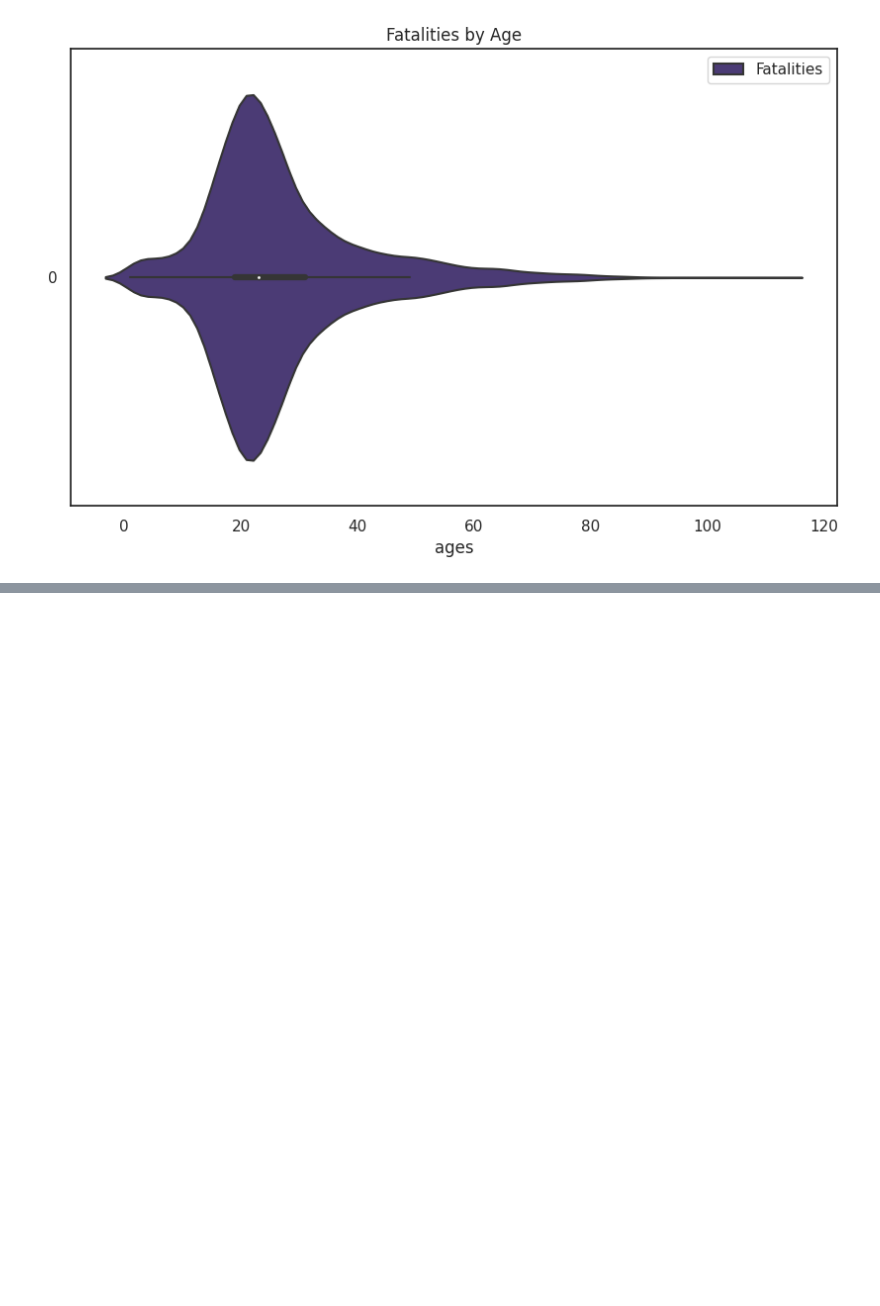
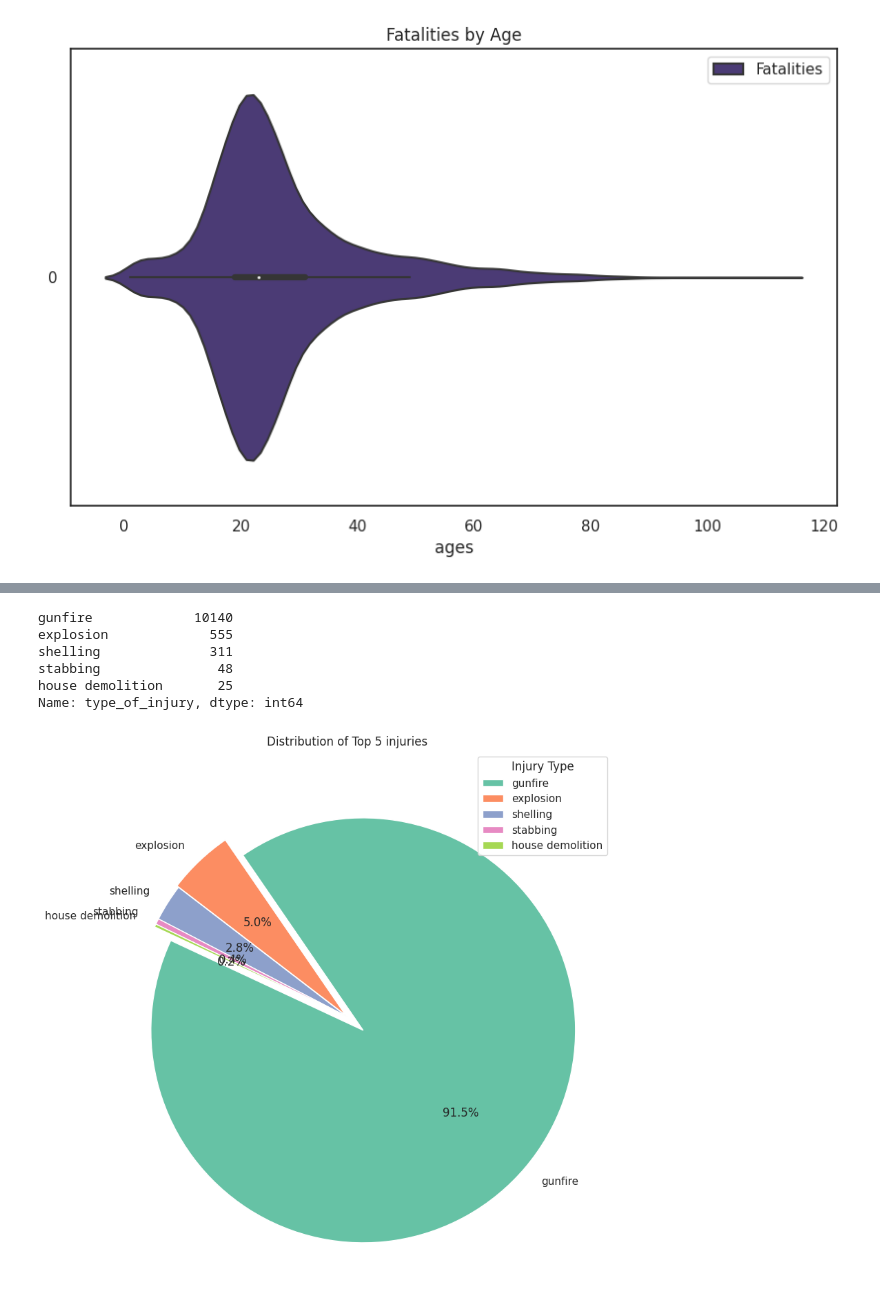
Before and after one commit to exdsgift/IPC-MideastAnalytics, a Jupyter notebook: Fatalities_Project.ipynb, the cells around one changed output, grey strips where cells are left out. Cells and saved outputs as stored; diff of their text form; code cells hidden in the pictures; blank space fills up the shorter version.

```diff
--- a/Fatalities_Project.ipynb
+++ b/Fatalities_Project.ipynb
@@ -489,0 +540,3 @@ plt.show()
+# %%
+injury = fatalities_df['type_of_injury'].value_counts()
+injury
@@ -489,0 +558,23 @@ plt.show()
+# %%
+injuries_top5 = injury.head(5)
+injuries_top5
+# %% [output]
+gunfire             10140
+explosion             555
+shelling              311
+stabbing               48
+house demolition       25
+Name: type_of_injury, dtype: int64
+# %%
+plt.figure(figsize=(10, 10))
+sns.set(style="white", palette="Set2")
+explode = (0.1, 0.01, 0, 0, 0)
+
+plt.pie(injuries_top5.values, explode = explode, labels = injuries_top5.index, autopct='%1.1f%%', startangle=155)
+plt.title('Distribution of Top 5 injuries')
+
+plt.legend(title="Injury Type", labels= injuries_top5.index, loc="upper right")
+
+plt.show()
+# %% [output]
+[figure, added]
```
Also changed, not shown: parts of 22 cells of this notebook.
